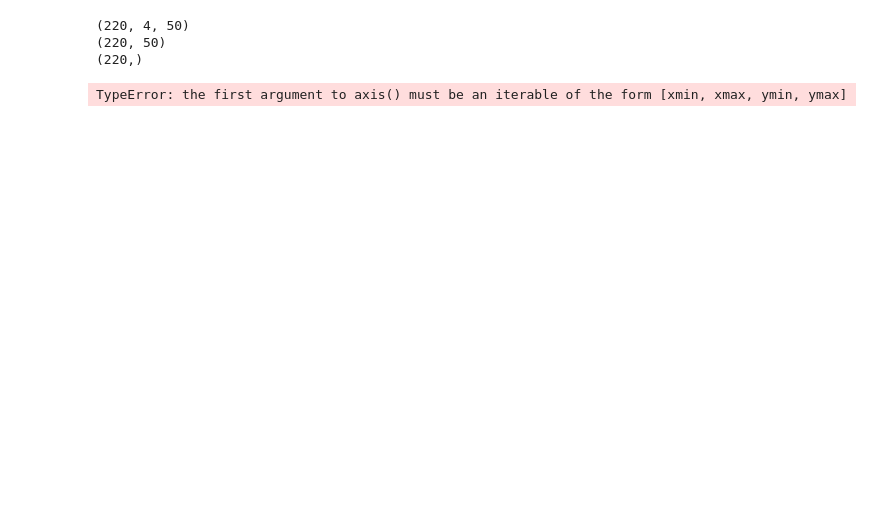
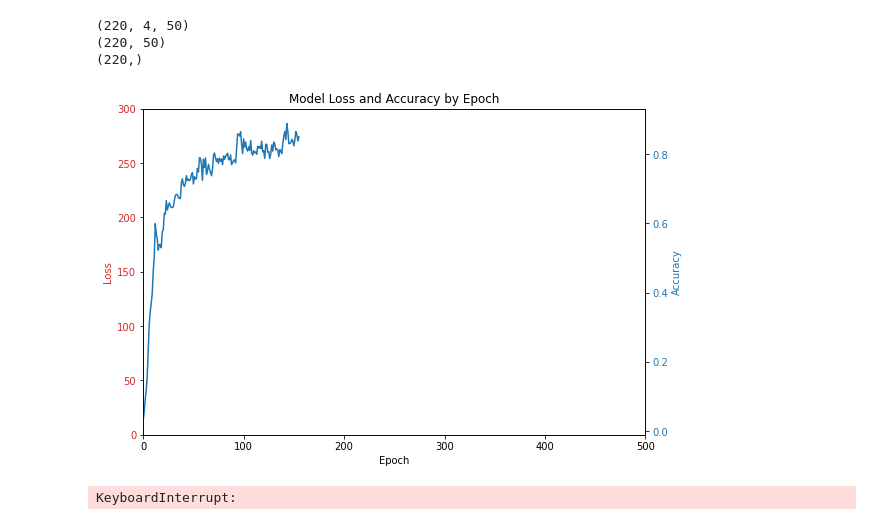
Before and after one commit to YoonjaeH/HackIllinois, a Jupyter notebook: data/model_train.ipynb, the cells around one changed output. Cells and saved outputs as stored; diff of their text form; code cells hidden in the pictures; blank space fills up the shorter version.

```diff
--- a/data/model_train.ipynb
+++ b/data/model_train.ipynb
@@ -72,34 +72,35 @@ for epoch in range(num_epochs):
             pred = get_pred(output)
             accu = calc_accuracy(pred, y)
             # accu = calc_strict_accuracy(pred, y)
             acc.append(accu)
 
     LOSS.append(np.mean(rloss))
     ACCU.append(np.mean(acc))
 
     fig, ax1 = plt.subplots()
-    plt.axis([0, num_epochs, 0, 8000])
+    plt.axis([0, num_epochs])
     color = 'tab:red'
     ax1.set_xlabel('Epoch')
     ax1.set_ylabel('Loss', color = color)
     ax1.plot(LOSS, color = color)
     ax1.tick_params(axis='y', labelcolor = color)
 
     color = 'tab:blue'
     ax2 = ax1.twinx()
     ax2.set_ylabel('Accuracy', color = color)
     ax2.plot(ACCU, color = color)
     ax2.tick_params(axis='y', labelcolor = color)
     plt.title('Model Loss and Accuracy by Epoch')
     fig.set_size_inches(9, 6)
 
     display.clear_output(wait=True)
     plt.pause(0.01)
 
     # print("Epoch {}/{}, Loss: {:.3f}, Accuracy: {:.2f}%".format(epoch, num_epochs, LOSS[-1], ACCU[-1] * 100))
 # total = time.time() - start
 # print("Total train time: {} hrs {} mins".format(total // 3600, (total % 3600) // 60))
 # %% [output]
+[figure, added]
-TypeError: the first argument to axis() must be an iterable of the form [xmin, xmax, ymin, ymax]
+KeyboardInterrupt:
 # %%
 torch.save(model, 'prediction_model.pt')
```
